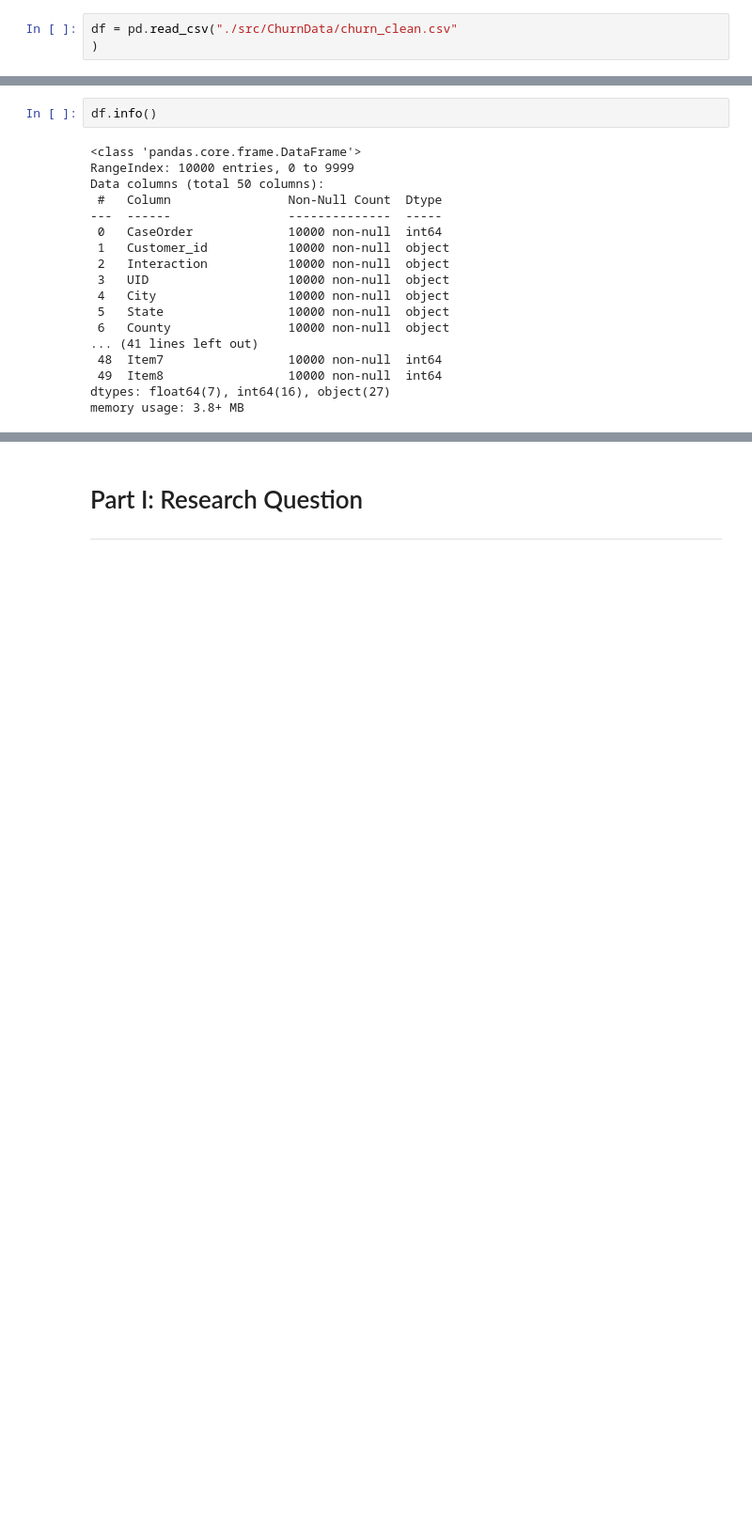
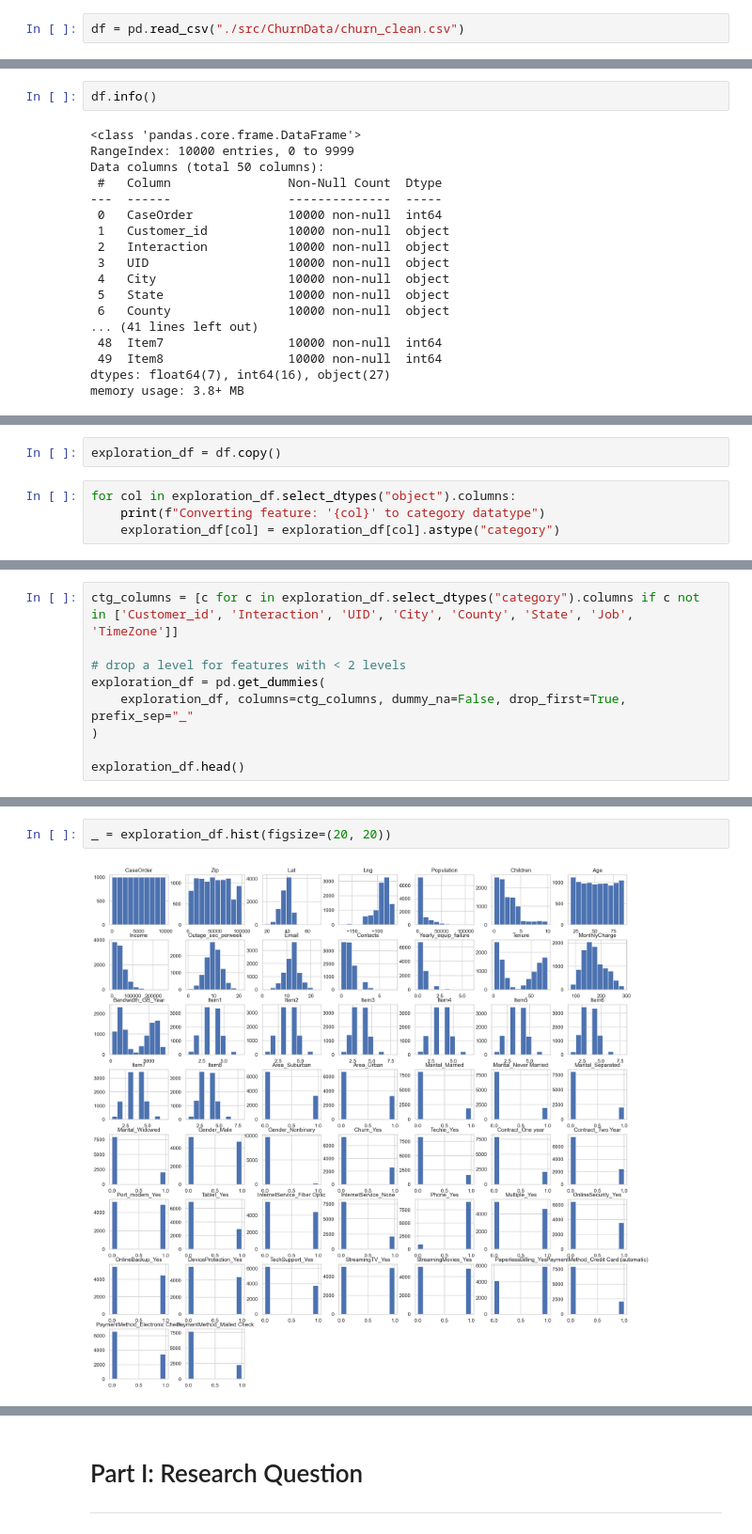
Before and after one commit to chrispaynes/OSDSC-Portfolio, a Jupyter notebook: data_mining/supervised_learning/classification_analysis/classification_analysis.ipynb, the cells around one changed output, grey strips where cells are left out. Shown at 94% size. Cells and saved outputs as stored; diff of their text form; blank space fills up the shorter version.

```diff
--- a/data_mining/supervised_learning/classification_analysis/classification_analysis.ipynb
+++ b/data_mining/supervised_learning/classification_analysis/classification_analysis.ipynb
@@ -32,5 +53,4 @@ import warnings
 warnings.filterwarnings("ignore")
 RANDOM_STATE = 1
 # %%
-df = pd.read_csv("./src/ChurnData/churn_clean.csv"
-)
+df = pd.read_csv("./src/ChurnData/churn_clean.csv")
@@ -81,0 +125,6 @@ df.head()
+# %%
+exploration_df = df.copy()
+# %%
+for col in exploration_df.select_dtypes("object").columns:
+    print(f"Converting feature: '{col}' to category datatype")
+    exploration_df[col] = exploration_df[col].astype("category")
@@ -81,0 +174,9 @@ df.head()
+# %%
+ctg_columns = [c for c in exploration_df.select_dtypes("category").columns if c not in ['Customer_id', 'Interaction', 'UID', 'City', 'County', 'State', 'Job', 'TimeZone']]
+
+# drop a level for features with < 2 levels
+exploration_df = pd.get_dummies(
+    exploration_df, columns=ctg_columns, dummy_na=False, drop_first=True, prefix_sep="_"
+)
+
+exploration_df.head()
@@ -81,0 +208,4 @@ df.head()
+# %%
+_ = exploration_df.hist(figsize=(20, 20))
+# %% [output]
+[figure, added]
```
Also changed, not shown: parts of 42 cells of this notebook.
